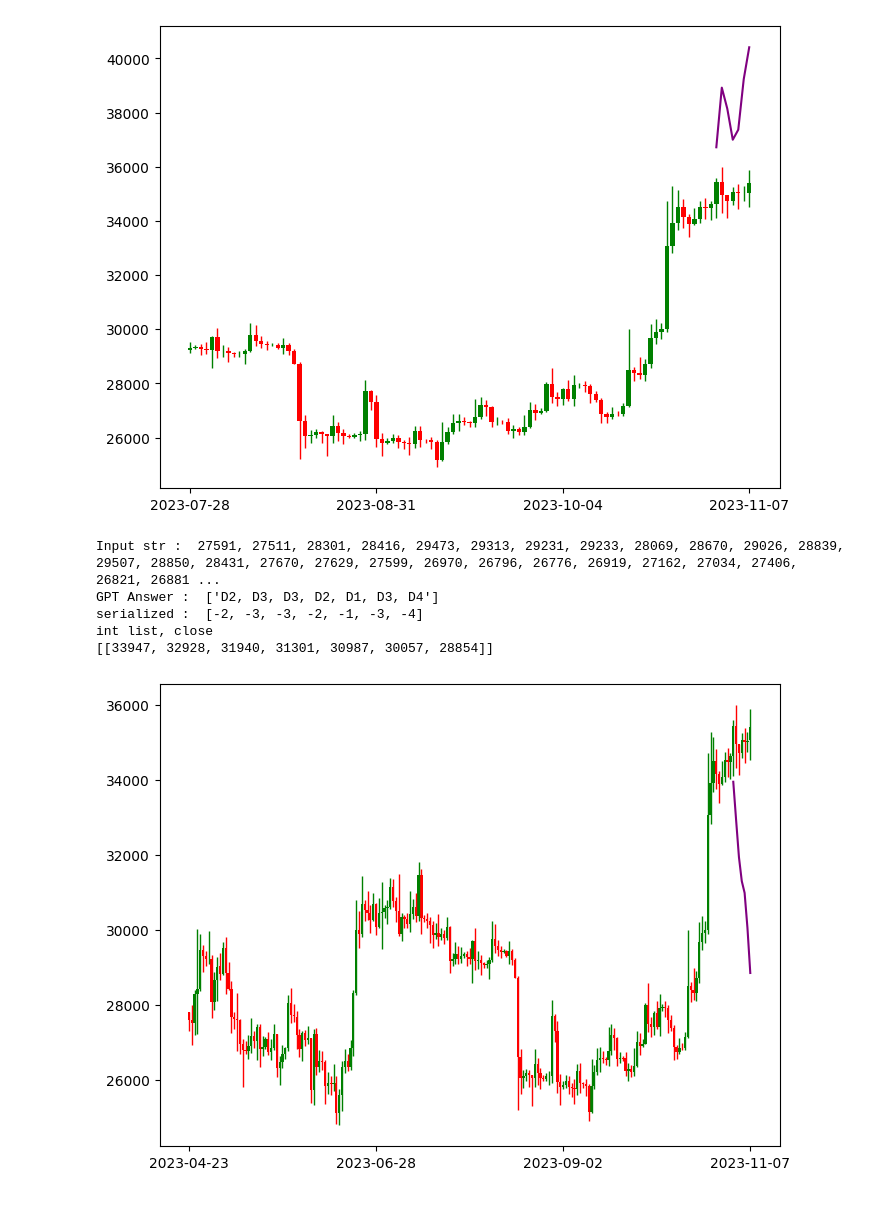
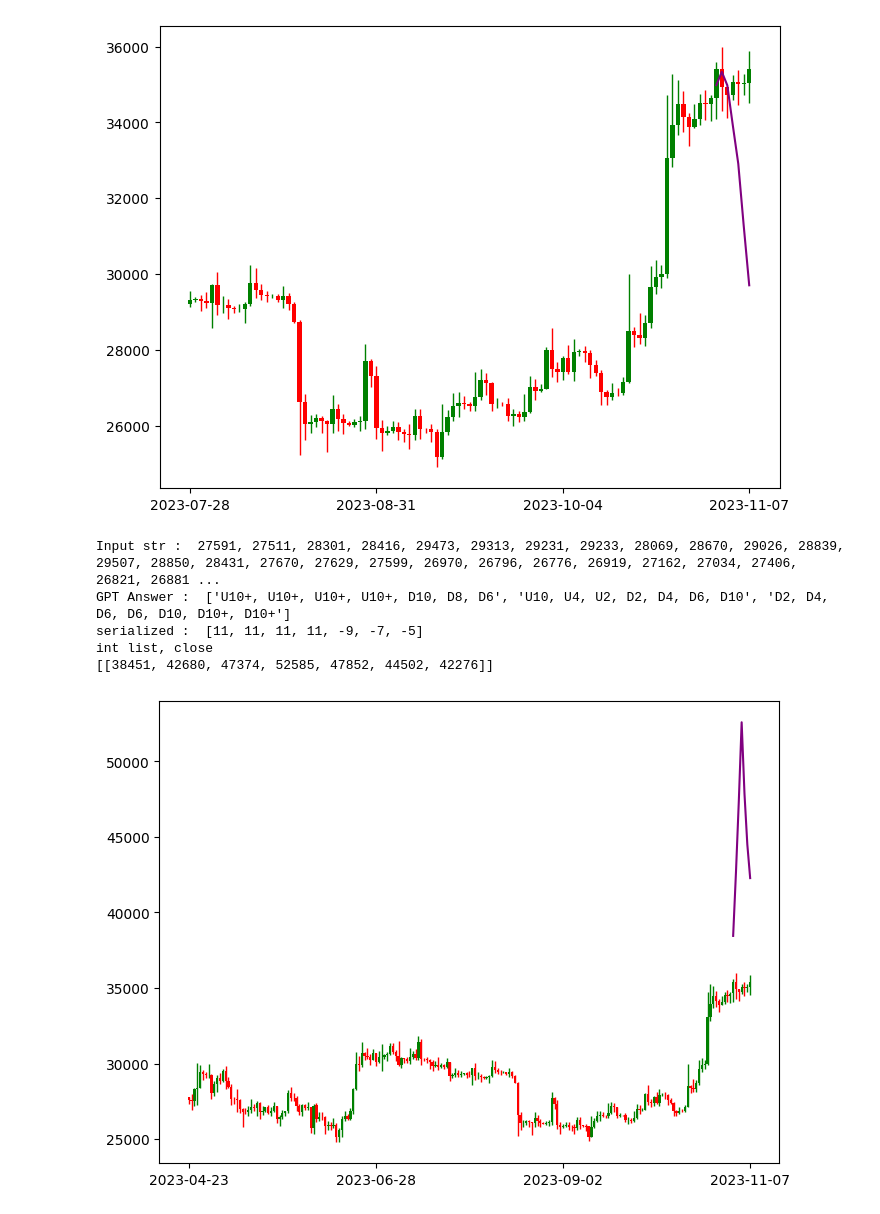
Before and after one commit to ZewiL08/LLM-sandbox, a Jupyter notebook: test.ipynb, the cells around one changed output. Drawn from its saved outputs; the diff is of its cells as text; code cells hidden in the pictures.

```diff
--- a/test.ipynb
+++ b/test.ipynb
@@ -23,7 +23,7 @@ def request_gpt(input_str) :
                         {"role": "user", "content": extra_input + input_str}
                     ],
                 temperature=1.0,
-                n=1,
+                n=3,
             )
 
     list_response = [choice.message.content for choice in response.choices]
@@ -33,7 +33,7 @@ def request_gpt_bin(input_str) :
 
     chatgpt_sys_message = "You are a helpful assistant that performs time series predictions. The user will provide a sequence and you will predict the remaining sequence. The sequence is represented by decimal strings separated by commas."
     extra_input = "Please continue the following sequence without producing any additional text. Do not say anything like 'the next terms in the sequence are', just return the 7 following bin. Sequence:\n"
-    gpt_bin_message = "The trend is represented by bins \"D5+\", \"D5\", \"D4\", \"D3\", \"D2\", \"D1\", \"U1\", \"U2\", \"U3\", \"U4\", \"U5\", \"U5+\", where \"D5+\" means price dropping more than 5%, D5 means price dropping between 4% and 5%, \"D4\" means price dropping between 3% and 4%, \"U5+\" means price rising more than 5%, \"U5\" means price rising between 4% and 5%, \"D4\" means price rising between 3% and 4%, etc."
+    gpt_bin_message = "The trend is represented by bins \"D10+\", \"D10\", \"D8\", \"D6\", \"D4\", \"D2\", \"U2\", \"U4\", \"U6\", \"U8\", \"U10\", \"U10+\", where \"D10+\" means price dropping more than 10%, D10 means price dropping between 8% and 10%, \"D8\" means price dropping between 6% and 8%, \"U10+\" means price rising more than 10%, \"U10\" means price rising between 8% and 10%, \"D8\" means price rising between 6% and 8%, etc."
 
 
 
@@ -45,7 +45,7 @@ def request_gpt_bin(input_str) :
                         {"role": "user", "content": gpt_bin_message + extra_input + input_str}
                     ],
                 temperature=1.0,
-                n=1,
+                n=3,
             )
 
     list_response = [choice.message.content for choice in response.choices]
@@ -227,6 +227,7 @@ def convert_return_to_close(final_dic_int_list, df_raw, input_length) :
 ending_predict_date = '2023-11-01'
 ending_dates = ['2023-11-04', '2023-11-06', '2023-11-08']
 index_save = 0
+savefig = "naive/"
 
 
 for input_length in [6, 12, 24, 48, 96, 192] :
@@ -249,6 +250,7 @@ for input_length in [6, 12, 24, 48, 96, 192] :
     print(final_dic_int_list)
 
     index_save += 1
-    plot_preds_candles(df_raw, train, test, final_dic_int_list, "gpt-4-vision-preview", show_samples=False, save_index = index_save)
+    current_folder = savefig + str(index_save)
+    plot_preds_candles(df_raw, train, test, final_dic_int_list, "gpt-4-vision-preview", show_samples=False, savefig = current_folder)
 # %% [output]
 Input str :  34152, 33893, 34081, 34526, 34476, 34641,
@@ -279,6 +281,7 @@ GPT Answer :  ['34669']
 ending_predict_date = '2023-11-01'
 ending_dates = ['2023-11-04', '2023-11-06', '2023-11-08']
 index_save = 0
+savefig = "return/"
 
 
 for input_length in [6, 12, 24, 48, 96, 192] :
@@ -308,6 +311,7 @@ for input_length in [6, 12, 24, 48, 96, 192] :
     print(final_dic)
 
     index_save += 1
-    plot_preds_candles(df_raw, train, test, final_dic, "gpt-4-vision-preview", show_samples=False, save_index = index_save)
+    current_folder = savefig + str(index_save)
+    plot_preds_candles(df_raw, train, test, final_dic, "gpt-4-vision-preview", show_samples=False,  savefig = current_folder)
 # %% [output]
 Input str :  -100, -76, 56, 131, -15, 48,
@@ -346,7 +355,7 @@ int list, close
 ending_predict_date = '2023-11-01'
 ending_dates = ['2023-11-04', '2023-11-06', '2023-11-08']
 index_save = 0
-
+savefig = "bin/"
 
 for input_length in [6, 12, 24, 48, 96, 192] :
 
@@ -369,7 +378,9 @@ for input_length in [6, 12, 24, 48, 96, 192] :
     final_dic = convert_bin_to_close(final_dic_int_list, df_raw, input_length)
     print("int list, close")
     print(final_dic)
+
     index_save += 1
-    plot_preds_candles(df_raw, train, test, final_dic, "gpt-4-vision-preview", show_samples=False, save_index = index_save)
+    current_folder = savefig + str(index_save)
+    plot_preds_candles(df_raw, train, test, final_dic, "gpt-4-vision-preview", show_samples=False, savefig= current_folder )
 # %% [output]
 Input str :  34152, 33893, 34081, 34526, 34476, 34641,
@@ -404,7 +416,7 @@ int list, close
-[figure, old version]
+[figure, new version]
 Input str :  27591, 27511, 28301, 28416, 29473, 29313, 29231, 29233, 28069, 28670, 29026, 28839, 29507, 28850, 28431, 27670, 27629, 27599, 26970, 26796, 26776, 26919, 27162, 27034, 27406, 26821, 26881 ...
-GPT Answer :  ['D2, D3, D3, D2, D1, D3, D4']
-serialized :  [-2, -3, -3, -2, -1, -3, -4]
+GPT Answer :  ['U10+, U10+, U10+, U10+, D10, D8, D6', 'U10, U4, U2, D2, D4, D6, D10', 'D2, D4, D6, D6, D10, D10+, D10+']
+serialized :  [11, 11, 11, 11, -9, -7, -5]
 int list, close
-[[33947, 32928, 31940, 31301, 30987, 30057, 28854]]
+[[38451, 42680, 47374, 52585, 47852, 44502, 42276]]
-[figure, old version]
+[figure, new version]
```
Also changed, not shown: parts of 6 cells of this notebook, 17 other files.
